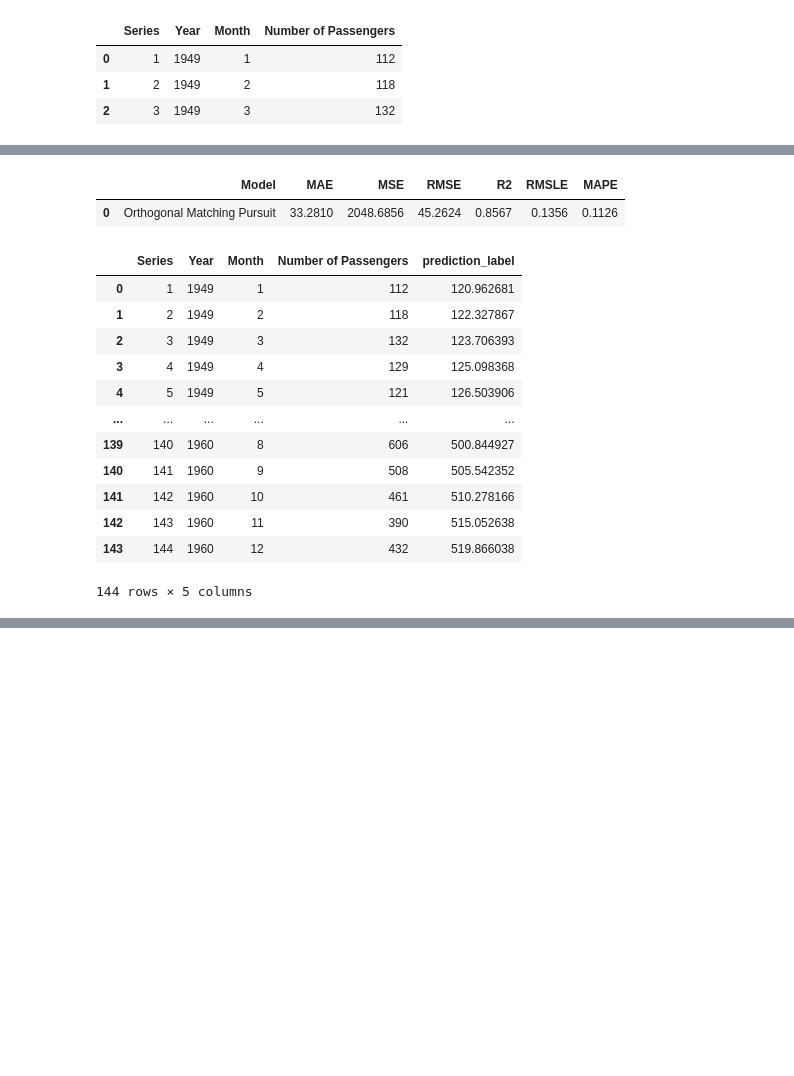
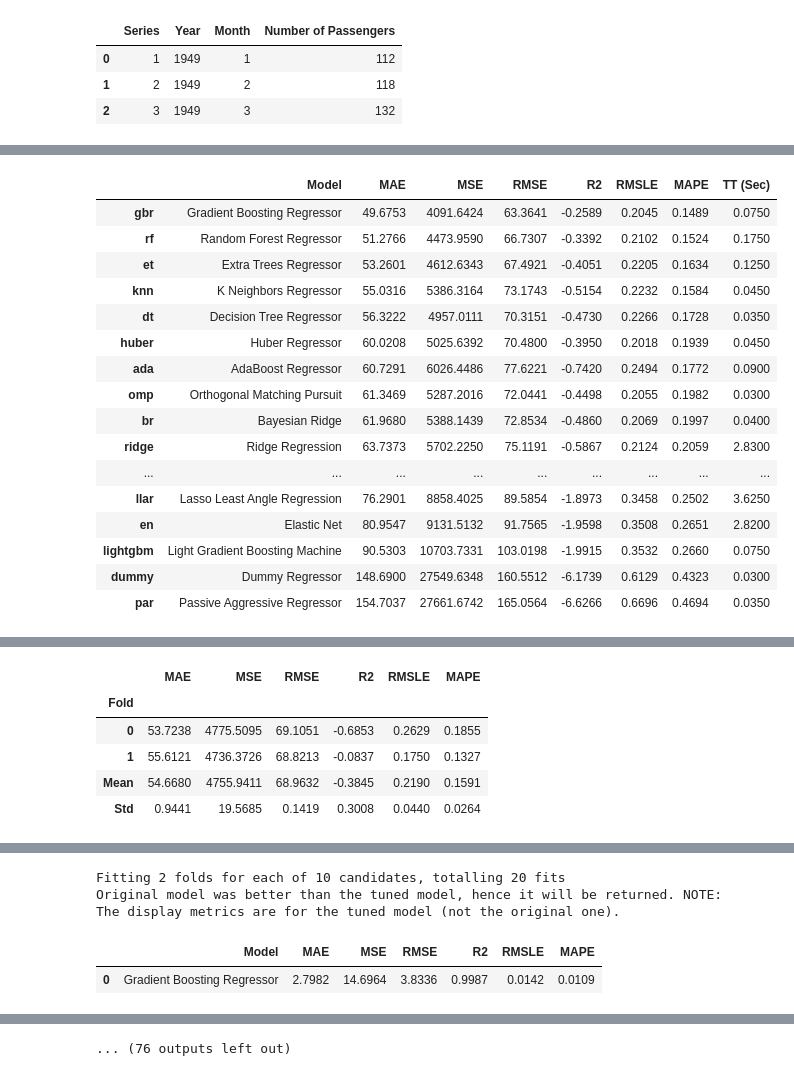
Before and after one commit to AnshulBhadouria/PersonalProjects, a Jupyter notebook: ts_forecasting/timeSeries_ML.ipynb, the cells around one changed output, grey strips where cells are left out. Cells and saved outputs as stored; diff of their text form; code cells hidden in the pictures; blank space fills up the shorter version.

```diff
--- a/ts_forecasting/timeSeries_ML.ipynb
+++ b/ts_forecasting/timeSeries_ML.ipynb
@@ -79,5 +81,6 @@ df.head(3)
 | 2 | 3 | 1949 | 3 | 132 |
 # %%
 #Train Test Split
-train = df[df['Year'] < 1960]
-test = df[df['Year'] >= 1960]
+#train = df[df['Year'] < 1960]
+#test = df[df['Year'] >= 1960]
+s = setup(data = df, target = 'Number of Passengers', fold_strategy = 'timeseries', numeric_features = ['Year', 'Series'], fold = 2, transform_target = True, data_split_shuffle = False , fold_shuffle = False, train_size=0.95 ,session_id = 123)
@@ -84,2 +104,0 @@ test = df[df['Year'] >= 1960]
-# %%
-s = setup(data = train, test_data = test, target = 'Number of Passengers', fold_strategy = 'timeseries', numeric_features = ['Year', 'Series'], fold = 3, transform_target = True, data_split_shuffle = False , fold_shuffle = False, session_id = 123)
@@ -163,18 +105,15 @@ Original model was better than the tuned model, hence it will be returned. NOTE:
-# %%
-predict_model(tuned_best_model,df)
-# %% [output]
-|  | Model | MAE | MSE | RMSE | R2 | RMSLE | MAPE |
-| 0 | Orthogonal Matching Pursuit | 33.2810 | 2048.6856 | 45.2624 | 0.8567 | 0.1356 | 0.1126 |
-|  | Series | Year | Month | Number of Passengers | prediction_label |
-| 0 | 1 | 1949 | 1 | 112 | 120.962681 |
-| 1 | 2 | 1949 | 2 | 118 | 122.327867 |
-| 2 | 3 | 1949 | 3 | 132 | 123.706393 |
-| 3 | 4 | 1949 | 4 | 129 | 125.098368 |
-| 4 | 5 | 1949 | 5 | 121 | 126.503906 |
-| ... | ... | ... | ... | ... | ... |
-| 139 | 140 | 1960 | 8 | 606 | 500.844927 |
-| 140 | 141 | 1960 | 9 | 508 | 505.542352 |
-| 141 | 142 | 1960 | 10 | 461 | 510.278166 |
-| 142 | 143 | 1960 | 11 | 390 | 515.052638 |
-| 143 | 144 | 1960 | 12 | 432 | 519.866038 |
-144 rows × 5 columns
+# %%
+import math
+summary=[]
+for k in np.arange(2,13,1):
+    s = setup(data = df, target = 'Number of Passengers', verbose = False, fold_strategy = 'timeseries', numeric_features = ['Year', 'Series'], fold = k, transform_target = True, data_split_shuffle = False , fold_shuffle = False, train_size=0.95 ,session_id = 123)
+    best = compare_models(sort='MAE')
+    tuned_best_model = tune_model(best)
+    nrows = math.floor(df.shape[0]*0.95)
+    df_train = df.loc[0:nrows-1,:]
+    predict_train=predict_model(tuned_best_model,df_train)
+    mae_s = predict_train['Number of Passengers']-predict_train['prediction_label']
+    mae = mae_s.abs().mean()
+    summary.append([k,tuned_best_model,mae])
+    s,best,tuned_best_model,df_train,predict_train,mae
+# %% [output]
@@ -180,0 +121,17 @@ predict_model(tuned_best_model,df)
+|  | Model | MAE | MSE | RMSE | R2 | RMSLE | MAPE | TT (Sec) |
+| gbr | Gradient Boosting Regressor | 49.6753 | 4091.6424 | 63.3641 | -0.2589 | 0.2045 | 0.1489 | 0.0750 |
+| rf | Random Forest Regressor | 51.2766 | 4473.9590 | 66.7307 | -0.3392 | 0.2102 | 0.1524 | 0.1750 |
+| et | Extra Trees Regressor | 53.2601 | 4612.6343 | 67.4921 | -0.4051 | 0.2205 | 0.1634 | 0.1250 |
+| knn | K Neighbors Regressor | 55.0316 | 5386.3164 | 73.1743 | -0.5154 | 0.2232 | 0.1584 | 0.0450 |
+| dt | Decision Tree Regressor | 56.3222 | 4957.0111 | 70.3151 | -0.4730 | 0.2266 | 0.1728 | 0.0350 |
+| huber | Huber Regressor | 60.0208 | 5025.6392 | 70.4800 | -0.3950 | 0.2018 | 0.1939 | 0.0450 |
+| ada | AdaBoost Regressor | 60.7291 | 6026.4486 | 77.6221 | -0.7420 | 0.2494 | 0.1772 | 0.0900 |
+| omp | Orthogonal Matching Pursuit | 61.3469 | 5287.2016 | 72.0441 | -0.4498 | 0.2055 | 0.1982 | 0.0300 |
+| br | Bayesian Ridge | 61.9680 | 5388.1439 | 72.8534 | -0.4860 | 0.2069 | 0.1997 | 0.0400 |
+| ridge | Ridge Regression | 63.7373 | 5702.2250 | 75.1191 | -0.5867 | 0.2124 | 0.2059 | 2.8300 |
+| ... | ... | ... | ... | ... | ... | ... | ... | ... |
+| llar | Lasso Least Angle Regression | 76.2901 | 8858.4025 | 89.5854 | -1.8973 | 0.3458 | 0.2502 | 3.6250 |
+| en | Elastic Net | 80.9547 | 9131.5132 | 91.7565 | -1.9598 | 0.3508 | 0.2651 | 2.8200 |
+| lightgbm | Light Gradient Boosting Machine | 90.5303 | 10703.7331 | 103.0198 | -1.9915 | 0.3532 | 0.2660 | 0.0750 |
+| dummy | Dummy Regressor | 148.6900 | 27549.6348 | 160.5512 | -6.1739 | 0.6129 | 0.4323 | 0.0300 |
+| par | Passive Aggressive Regressor | 154.7037 | 27661.6742 | 165.0564 | -6.6266 | 0.6696 | 0.4694 | 0.0350 |
@@ -180,0 +140,6 @@ predict_model(tuned_best_model,df)
+|  | MAE | MSE | RMSE | R2 | RMSLE | MAPE |
+| Fold |  |  |  |  |  |  |
+| 0 | 53.7238 | 4775.5095 | 69.1051 | -0.6853 | 0.2629 | 0.1855 |
+| 1 | 55.6121 | 4736.3726 | 68.8213 | -0.0837 | 0.1750 | 0.1327 |
+| Mean | 54.6680 | 4755.9411 | 68.9632 | -0.3845 | 0.2190 | 0.1591 |
+| Std | 0.9441 | 19.5685 | 0.1419 | 0.3008 | 0.0440 | 0.0264 |
@@ -180,0 +147,4 @@ predict_model(tuned_best_model,df)
+Fitting 2 folds for each of 10 candidates, totalling 20 fits
+Original model was better than the tuned model, hence it will be returned. NOTE: The display metrics are for the tuned model (not the original one).
+|  | Model | MAE | MSE | RMSE | R2 | RMSLE | MAPE |
+| 0 | Gradient Boosting Regressor | 2.7982 | 14.6964 | 3.8336 | 0.9987 | 0.0142 | 0.0109 |
@@ -180,0 +171 @@ predict_model(tuned_best_model,df)
+... (76 outputs left out)
```
Also changed, not shown: parts of 21 cells of this notebook, 3 other files.
